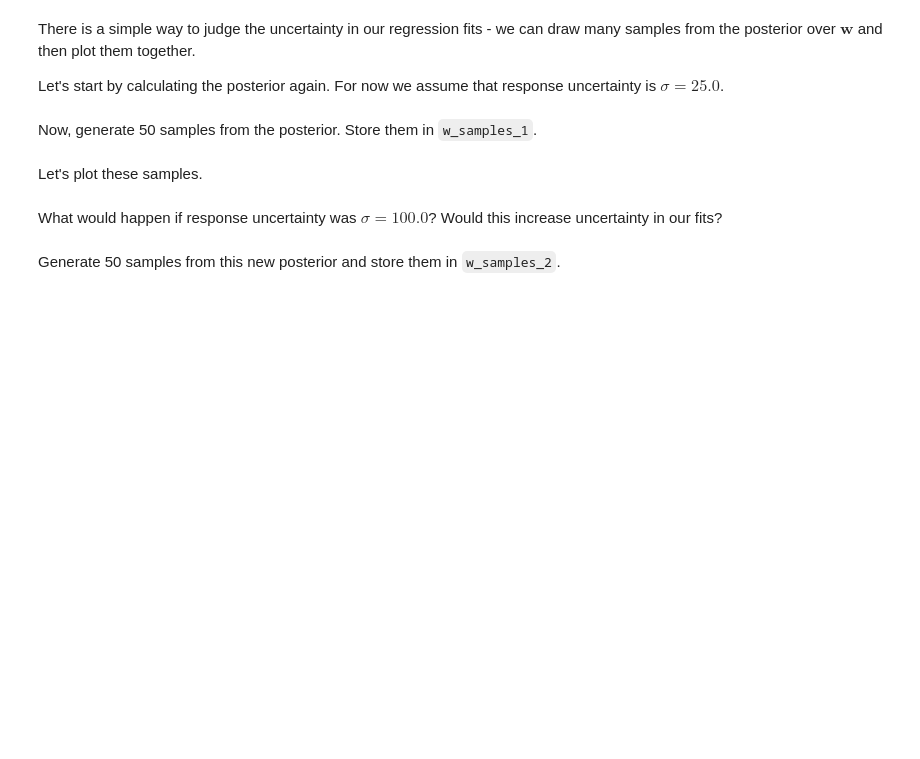
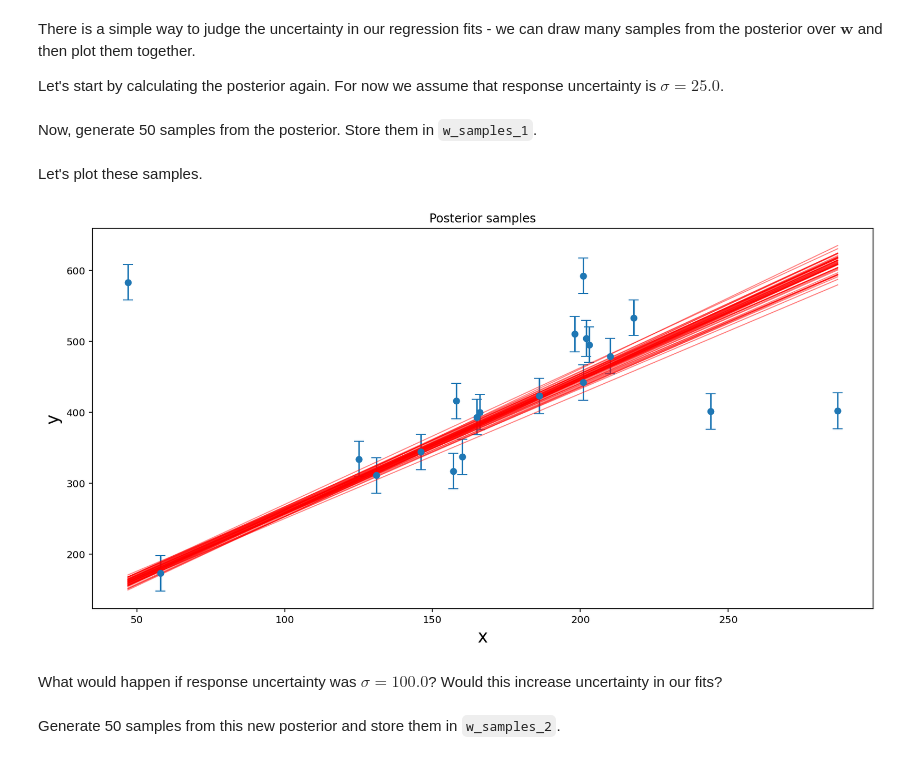
Before and after one commit to pweglik/esum, a Jupyter notebook: lab3.ipynb, the cells around one changed output. Saved outputs shown, nothing was run; the diff lists cells and outputs as text; code cells hidden in the pictures; blank space fills up the shorter version.

```diff
--- a/lab3.ipynb
+++ b/lab3.ipynb
@@ -360,8 +330,12 @@ raise Exception('Generate 50 samples from the posterior over w and store them in
+# %%
+w_samples_1 = mvn.rvs(mu_n, Sigma_n, size = 50)
 # %% [markdown]
 Let's plot these samples.
 # %%
 fig = plt.figure(figsize=(14, 7))
-plot_posterior_samples(plt.gca(), w_samples_1, hogg_x, hogg_y, sigma, title='Posterior samples')
+plot_posterior_samples(plt.gca(), w_samples_1, hogg_x, np.squeeze(hogg_y), sigma, title='Posterior samples')
+# %% [output]
+[figure, added]
 # %% [markdown]
 What would happen if response uncertainty was $\sigma = 100.0$? Would this increase uncertainty in our fits?
 # %%
```
Also changed, not shown: parts of 22 cells of this notebook.
